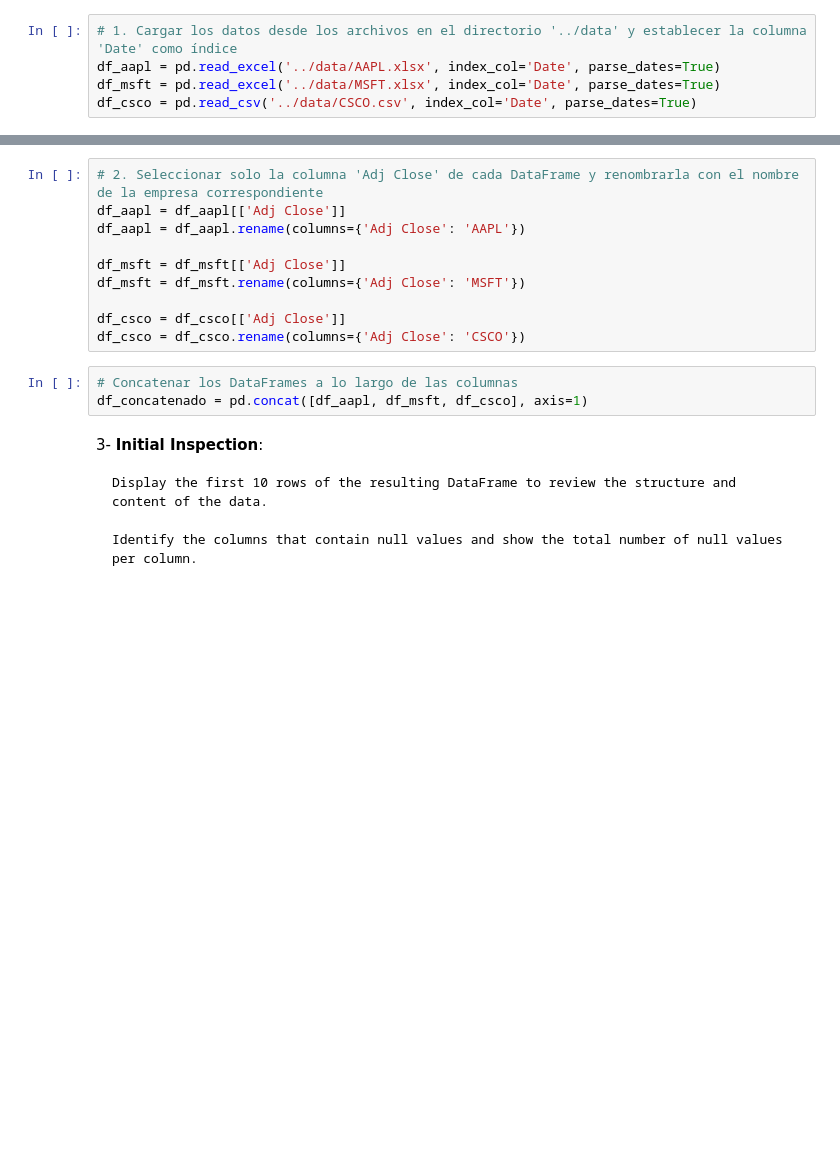
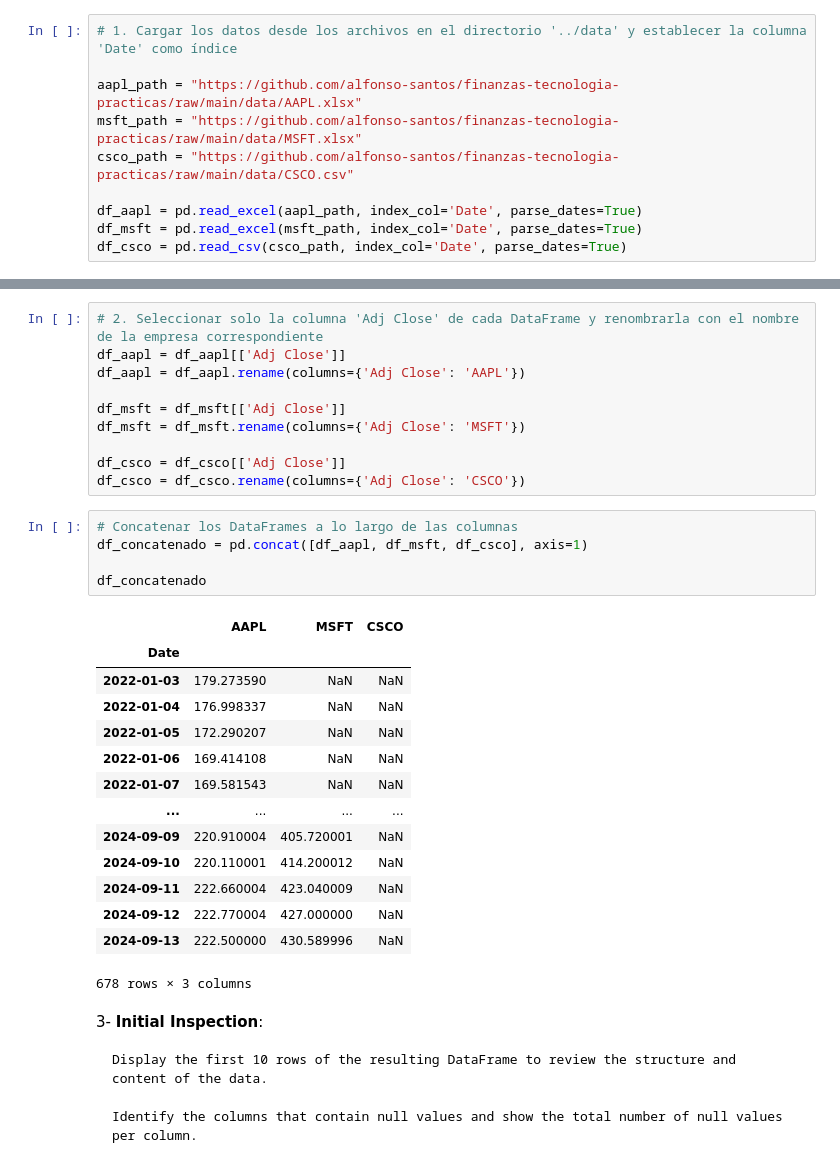
Before and after one commit to alfonso-santos/finanzas-tecnologia-practicas, a Jupyter notebook: src_soluciones/01_01_Descarga_y_descripción_de_activos_financieros_soluciones.ipynb, the cells around one changed output, grey strips where cells are left out. Cells and saved outputs as stored; diff of their text form; blank space fills up the shorter version.

```diff
--- a/src_soluciones/01_01_Descarga_y_descripción_de_activos_financieros_soluciones.ipynb
+++ b/src_soluciones/01_01_Descarga_y_descripción_de_activos_financieros_soluciones.ipynb
@@ -732,9 +732,14 @@ dtype: int64
     Download the historical price files of three different financial assets (AAPL.xlsx, MSFT.xlsx, and CSCO.csv).
 # %%
 # 1. Cargar los datos desde los archivos en el directorio '../data' y establecer la columna 'Date' como índice
-df_aapl = pd.read_excel('../data/AAPL.xlsx', index_col='Date', parse_dates=True)
-df_msft = pd.read_excel('../data/MSFT.xlsx', index_col='Date', parse_dates=True)
-df_csco = pd.read_csv('../data/CSCO.csv', index_col='Date', parse_dates=True)
+
+aapl_path = "https://github.com/alfonso-santos/finanzas-tecnologia-practicas/raw/main/data/AAPL.xlsx"
+msft_path = "https://github.com/alfonso-santos/finanzas-tecnologia-practicas/raw/main/data/MSFT.xlsx"
+csco_path = "https://github.com/alfonso-santos/finanzas-tecnologia-practicas/raw/main/data/CSCO.csv"
+
+df_aapl = pd.read_excel(aapl_path, index_col='Date', parse_dates=True)
+df_msft = pd.read_excel(msft_path, index_col='Date', parse_dates=True)
+df_csco = pd.read_csv(csco_path, index_col='Date', parse_dates=True)
 # %% [markdown]
 2- **Data Concatenation**:
 
@@ -754,6 +759,23 @@ df_csco = df_csco.rename(columns={'Adj Close': 'CSCO'})
 # %%
 # Concatenar los DataFrames a lo largo de las columnas
 df_concatenado = pd.concat([df_aapl, df_msft, df_csco], axis=1)
+
+df_concatenado
+# %% [output]
+|  | AAPL | MSFT | CSCO |
+| Date |  |  |  |
+| 2022-01-03 | 179.273590 | NaN | NaN |
+| 2022-01-04 | 176.998337 | NaN | NaN |
+| 2022-01-05 | 172.290207 | NaN | NaN |
+| 2022-01-06 | 169.414108 | NaN | NaN |
+| 2022-01-07 | 169.581543 | NaN | NaN |
+| ... | ... | ... | ... |
+| 2024-09-09 | 220.910004 | 405.720001 | NaN |
+| 2024-09-10 | 220.110001 | 414.200012 | NaN |
+| 2024-09-11 | 222.660004 | 423.040009 | NaN |
+| 2024-09-12 | 222.770004 | 427.000000 | NaN |
+| 2024-09-13 | 222.500000 | 430.589996 | NaN |
+678 rows × 3 columns
 # %% [markdown]
 3- **Initial Inspection**:
 
```
Also changed, not shown: parts of 2 cells of this notebook, 2 other files.
